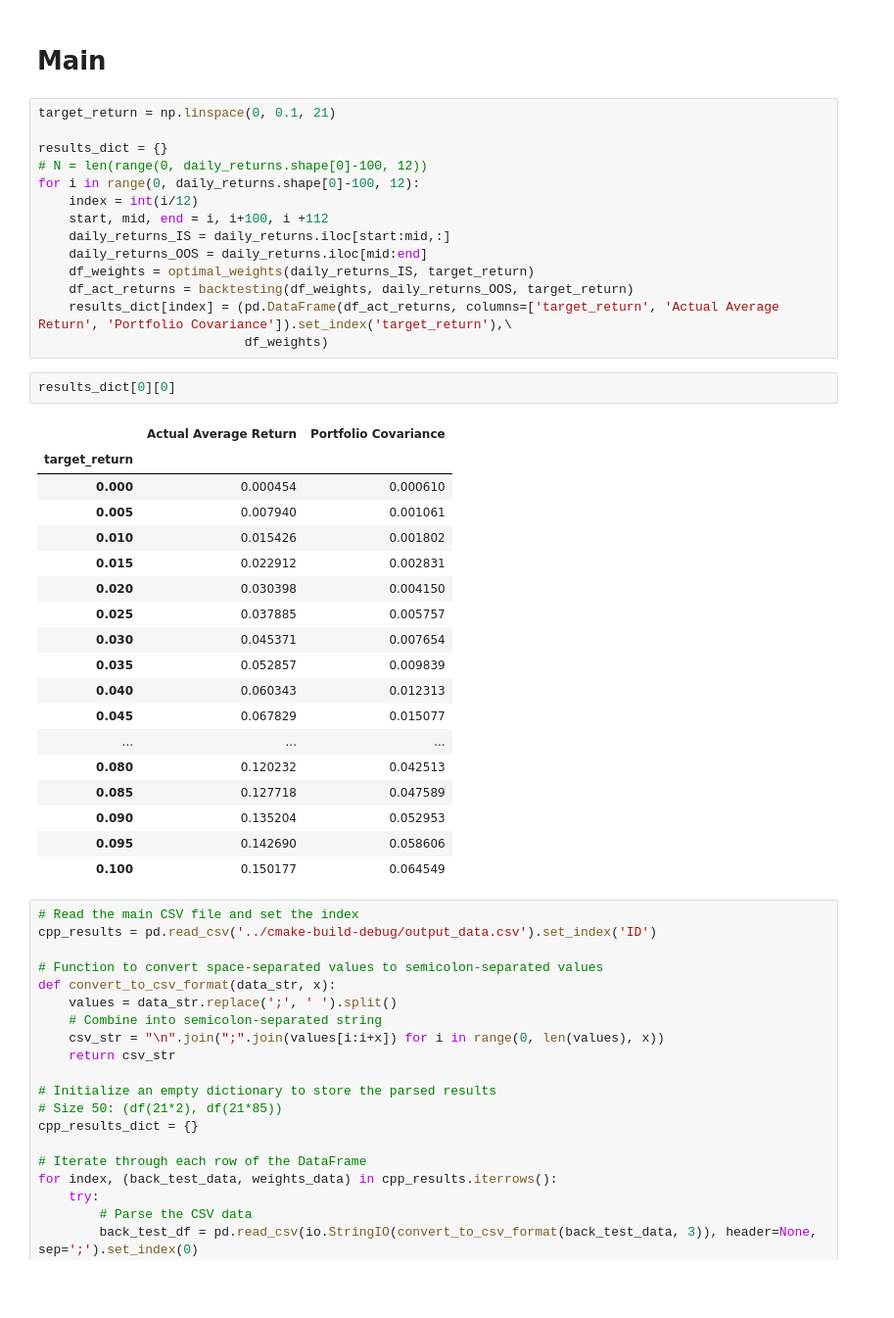
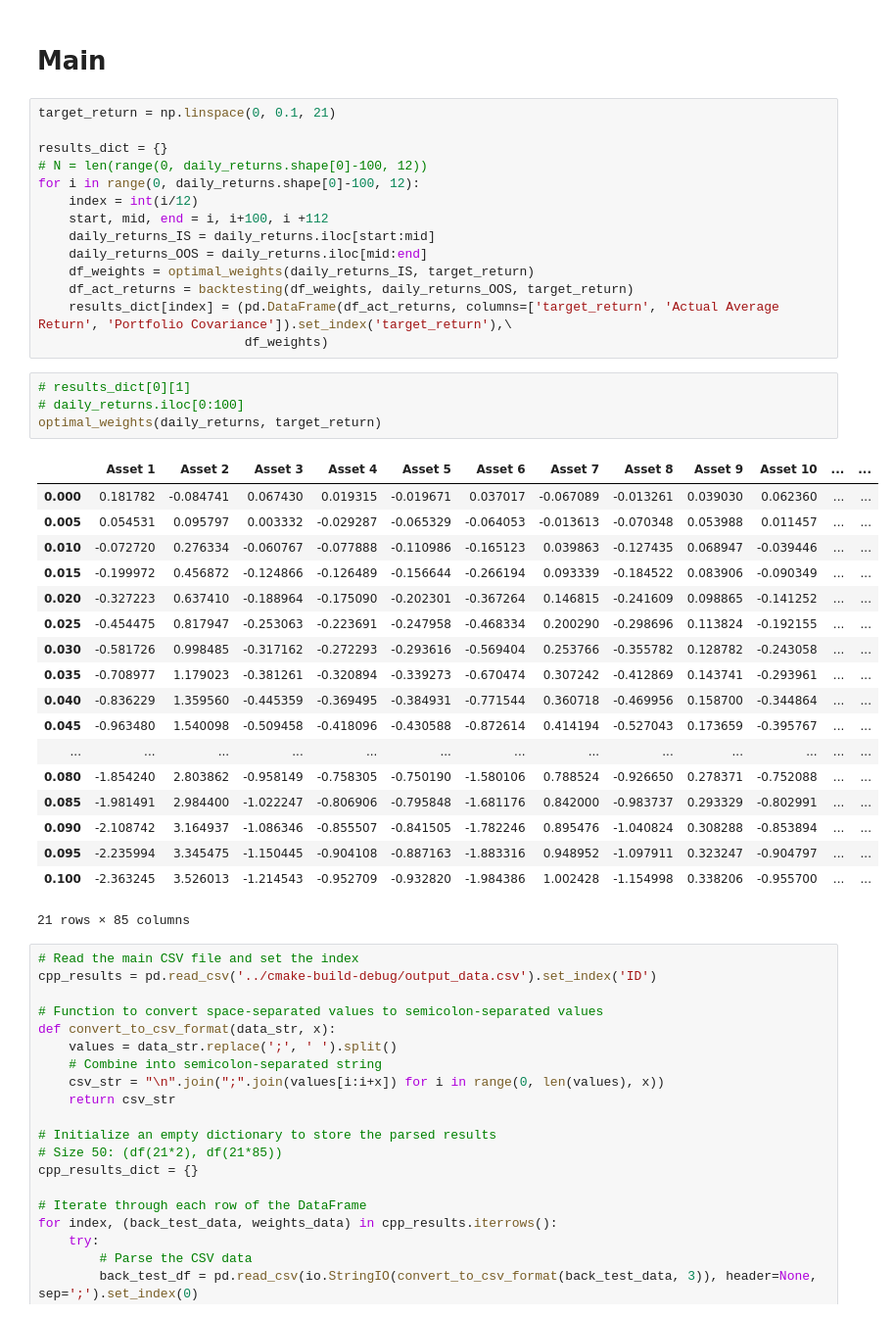
Before and after one commit to ep4518/CFcrsw, a Jupyter notebook: data/PortfolioOptimisation.ipynb, the cells around one changed output. Shown: that part at 98% size. Cells and saved outputs as stored; diff of their text form; blank space fills up the shorter version.

```diff
--- a/data/PortfolioOptimisation.ipynb
+++ b/data/PortfolioOptimisation.ipynb
@@ -81,33 +84,35 @@ results_dict = {}
 for i in range(0, daily_returns.shape[0]-100, 12):
     index = int(i/12)
     start, mid, end = i, i+100, i +112
-    daily_returns_IS = daily_returns.iloc[start:mid,:]
+    daily_returns_IS = daily_returns.iloc[start:mid]
     daily_returns_OOS = daily_returns.iloc[mid:end]
     df_weights = optimal_weights(daily_returns_IS, target_return)
     df_act_returns = backtesting(df_weights, daily_returns_OOS, target_return)
     results_dict[index] = (pd.DataFrame(df_act_returns, columns=['target_return', 'Actual Average Return', 'Portfolio Covariance']).set_index('target_return'),\
                            df_weights)
-# %%
-results_dict[0][0]
-# %% [output]
-|  | Actual Average Return | Portfolio Covariance |
-| target_return |  |  |
-| 0.000 | 0.000454 | 0.000610 |
-| 0.005 | 0.007940 | 0.001061 |
-| 0.010 | 0.015426 | 0.001802 |
-| 0.015 | 0.022912 | 0.002831 |
-| 0.020 | 0.030398 | 0.004150 |
-| 0.025 | 0.037885 | 0.005757 |
-| 0.030 | 0.045371 | 0.007654 |
-| 0.035 | 0.052857 | 0.009839 |
-| 0.040 | 0.060343 | 0.012313 |
-| 0.045 | 0.067829 | 0.015077 |
-| ... | ... | ... |
-| 0.080 | 0.120232 | 0.042513 |
-| 0.085 | 0.127718 | 0.047589 |
-| 0.090 | 0.135204 | 0.052953 |
-| 0.095 | 0.142690 | 0.058606 |
-| 0.100 | 0.150177 | 0.064549 |
+# %%
+# results_dict[0][1]
+# daily_returns.iloc[0:100]
+optimal_weights(daily_returns, target_return)
+# %% [output]
+|  | Asset 1 | Asset 2 | Asset 3 | Asset 4 | Asset 5 | Asset 6 | Asset 7 | Asset 8 | Asset 9 | Asset 10 | ... | ... |
+| 0.000 | 0.181782 | -0.084741 | 0.067430 | 0.019315 | -0.019671 | 0.037017 | -0.067089 | -0.013261 | 0.039030 | 0.062360 | ... | ... |
+| 0.005 | 0.054531 | 0.095797 | 0.003332 | -0.029287 | -0.065329 | -0.064053 | -0.013613 | -0.070348 | 0.053988 | 0.011457 | ... | ... |
+| 0.010 | -0.072720 | 0.276334 | -0.060767 | -0.077888 | -0.110986 | -0.165123 | 0.039863 | -0.127435 | 0.068947 | -0.039446 | ... | ... |
+| 0.015 | -0.199972 | 0.456872 | -0.124866 | -0.126489 | -0.156644 | -0.266194 | 0.093339 | -0.184522 | 0.083906 | -0.090349 | ... | ... |
+| 0.020 | -0.327223 | 0.637410 | -0.188964 | -0.175090 | -0.202301 | -0.367264 | 0.146815 | -0.241609 | 0.098865 | -0.141252 | ... | ... |
+| 0.025 | -0.454475 | 0.817947 | -0.253063 | -0.223691 | -0.247958 | -0.468334 | 0.200290 | -0.298696 | 0.113824 | -0.192155 | ... | ... |
+| 0.030 | -0.581726 | 0.998485 | -0.317162 | -0.272293 | -0.293616 | -0.569404 | 0.253766 | -0.355782 | 0.128782 | -0.243058 | ... | ... |
+| 0.035 | -0.708977 | 1.179023 | -0.381261 | -0.320894 | -0.339273 | -0.670474 | 0.307242 | -0.412869 | 0.143741 | -0.293961 | ... | ... |
+| 0.040 | -0.836229 | 1.359560 | -0.445359 | -0.369495 | -0.384931 | -0.771544 | 0.360718 | -0.469956 | 0.158700 | -0.344864 | ... | ... |
+| 0.045 | -0.963480 | 1.540098 | -0.509458 | -0.418096 | -0.430588 | -0.872614 | 0.414194 | -0.527043 | 0.173659 | -0.395767 | ... | ... |
+| ... | ... | ... | ... | ... | ... | ... | ... | ... | ... | ... | ... | ... |
+| 0.080 | -1.854240 | 2.803862 | -0.958149 | -0.758305 | -0.750190 | -1.580106 | 0.788524 | -0.926650 | 0.278371 | -0.752088 | ... | ... |
+| 0.085 | -1.981491 | 2.984400 | -1.022247 | -0.806906 | -0.795848 | -1.681176 | 0.842000 | -0.983737 | 0.293329 | -0.802991 | ... | ... |
+| 0.090 | -2.108742 | 3.164937 | -1.086346 | -0.855507 | -0.841505 | -1.782246 | 0.895476 | -1.040824 | 0.308288 | -0.853894 | ... | ... |
+| 0.095 | -2.235994 | 3.345475 | -1.150445 | -0.904108 | -0.887163 | -1.883316 | 0.948952 | -1.097911 | 0.323247 | -0.904797 | ... | ... |
+| 0.100 | -2.363245 | 3.526013 | -1.214543 | -0.952709 | -0.932820 | -1.984386 | 1.002428 | -1.154998 | 0.338206 | -0.955700 | ... | ... |
+21 rows × 85 columns
 # %%
 # Read the main CSV file and set the index
 cpp_results = pd.read_csv('../cmake-build-debug/output_data.csv').set_index('ID')
```
Also changed, not shown: parts of 3 cells of this notebook, 27 other files.
